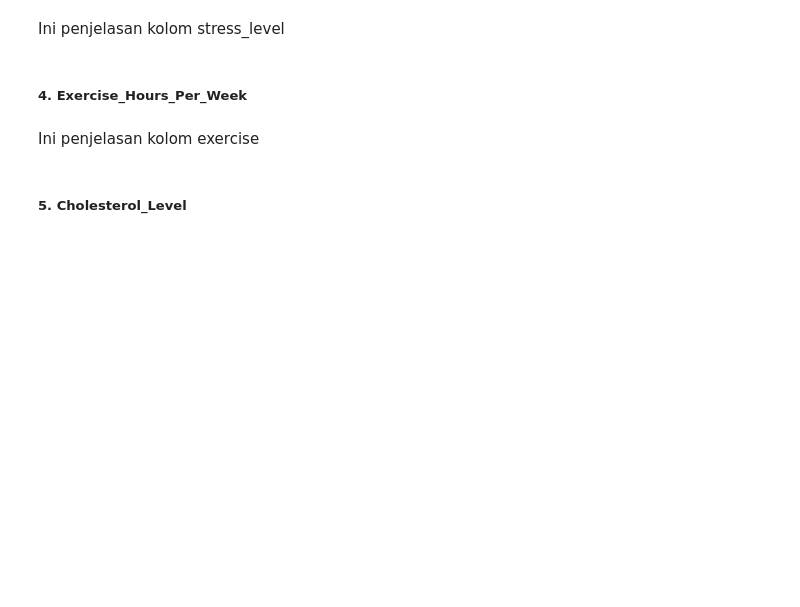
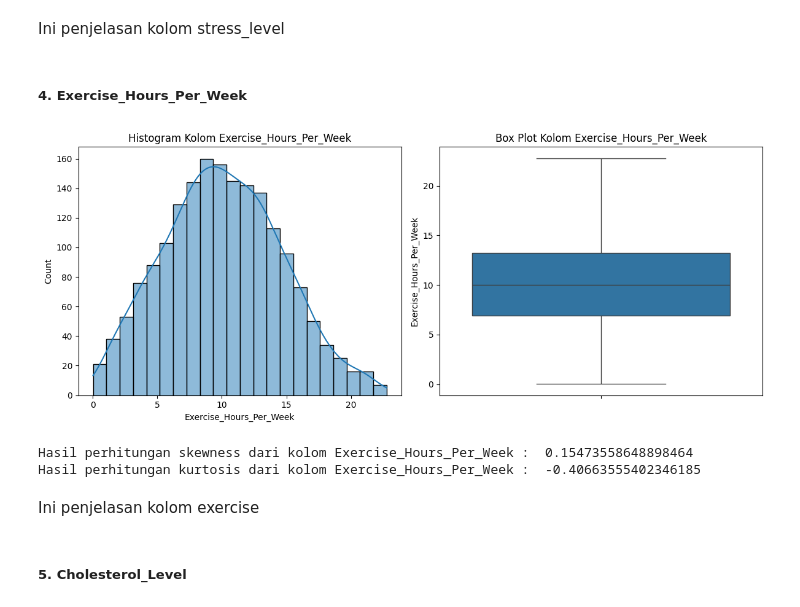
Before and after one commit to ImanuelSG/K02-IF2220-13522048-13522058, a Jupyter notebook: Answers.ipynb, the cells around one changed output. Drawn from its saved outputs; the diff is of its cells as text; code cells hidden in the pictures; blank space fills up the shorter version.

```diff
--- a/Answers.ipynb
+++ b/Answers.ipynb
@@ -649,18 +661,22 @@ Ini penjelasan kolom stress_level
 # %%
 fig, axes = plt.subplots(1, 2, figsize=(12, 5))
         # Histogram
-sns.histplot(dataset["Execise_Hours_Per_Week"], kde=True, ax=axes[0])
-axes[0].set_title(f'Histogram Kolom {"Execise_Hours_Per_Week"}')
+sns.histplot(dataset["Exercise_Hours_Per_Week"], kde=True, ax=axes[0])
+axes[0].set_title(f'Histogram Kolom {"Exercise_Hours_Per_Week"}')
 
 # Box Plot
-sns.boxplot(y=dataset["Execise_Hours_Per_Week"], ax=axes[1])
-axes[1].set_title(f'Box Plot Kolom {"Execise_Hours_Per_Week"}')
+sns.boxplot(y=dataset["Exercise_Hours_Per_Week"], ax=axes[1])
+axes[1].set_title(f'Box Plot Kolom {"Exercise_Hours_Per_Week"}')
 
 plt.tight_layout()
 plt.show()
 
-print ("Hasil perhitungan skewness dari kolom Execise_Hours_Per_Week : ", getSkewness(dataset["Execise_Hours_Per_Week"]))
-print ("Hasil perhitungan kurtosis dari kolom Execise_Hours_Per_Week : ", getKurtosis(dataset["Execise_Hours_Per_Week"]))
+print ("Hasil perhitungan skewness dari kolom Exercise_Hours_Per_Week : ", getSkewness(dataset["Exercise_Hours_Per_Week"]))
+print ("Hasil perhitungan kurtosis dari kolom Exercise_Hours_Per_Week : ", getKurtosis(dataset["Exercise_Hours_Per_Week"]))
+# %% [output]
+[figure, added]
+Hasil perhitungan skewness dari kolom Exercise_Hours_Per_Week :  0.15473558648898464
+Hasil perhitungan kurtosis dari kolom Exercise_Hours_Per_Week :  -0.40663555402346185
 # %% [markdown]
 Ini penjelasan kolom exercise
 # %% [markdown]
```
Also changed, not shown: parts of 36 cells of this notebook.
